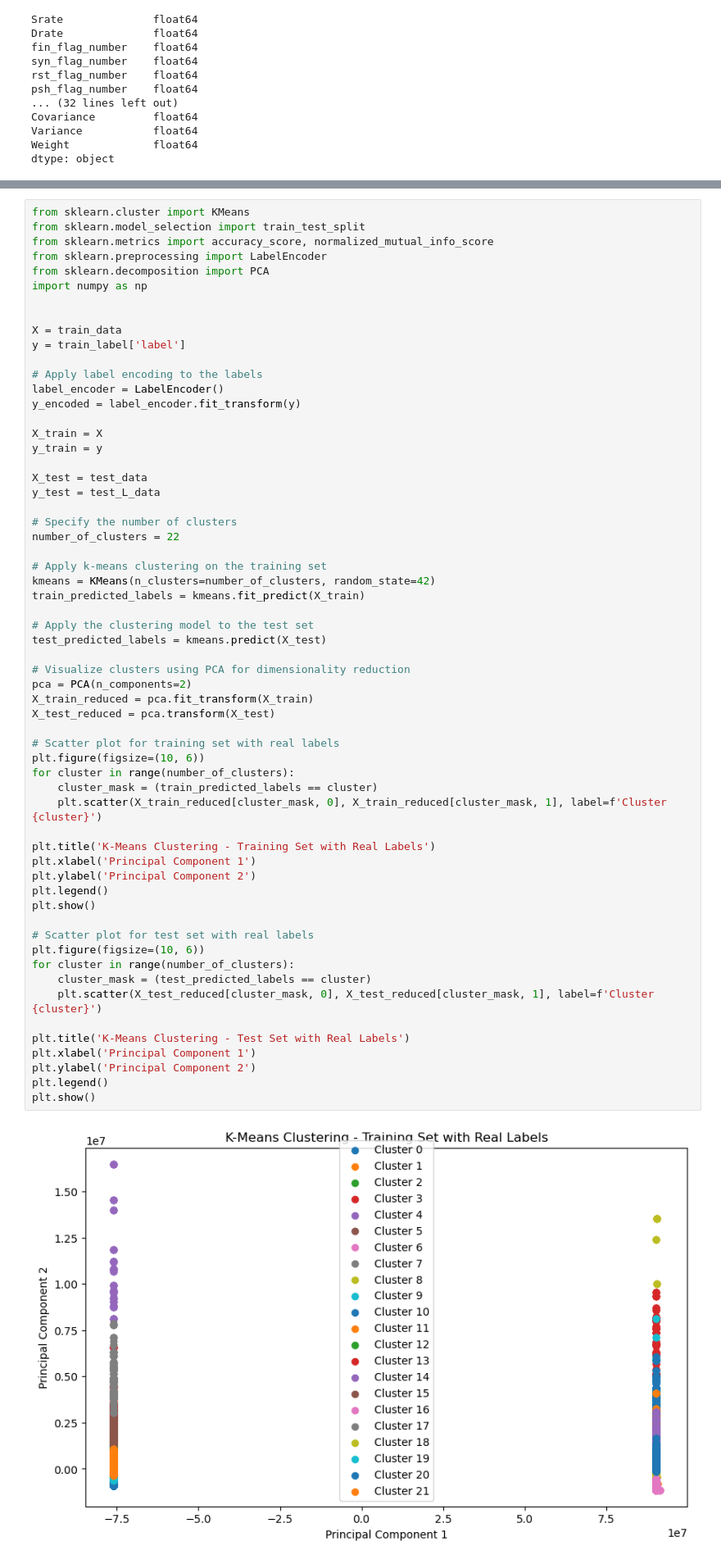
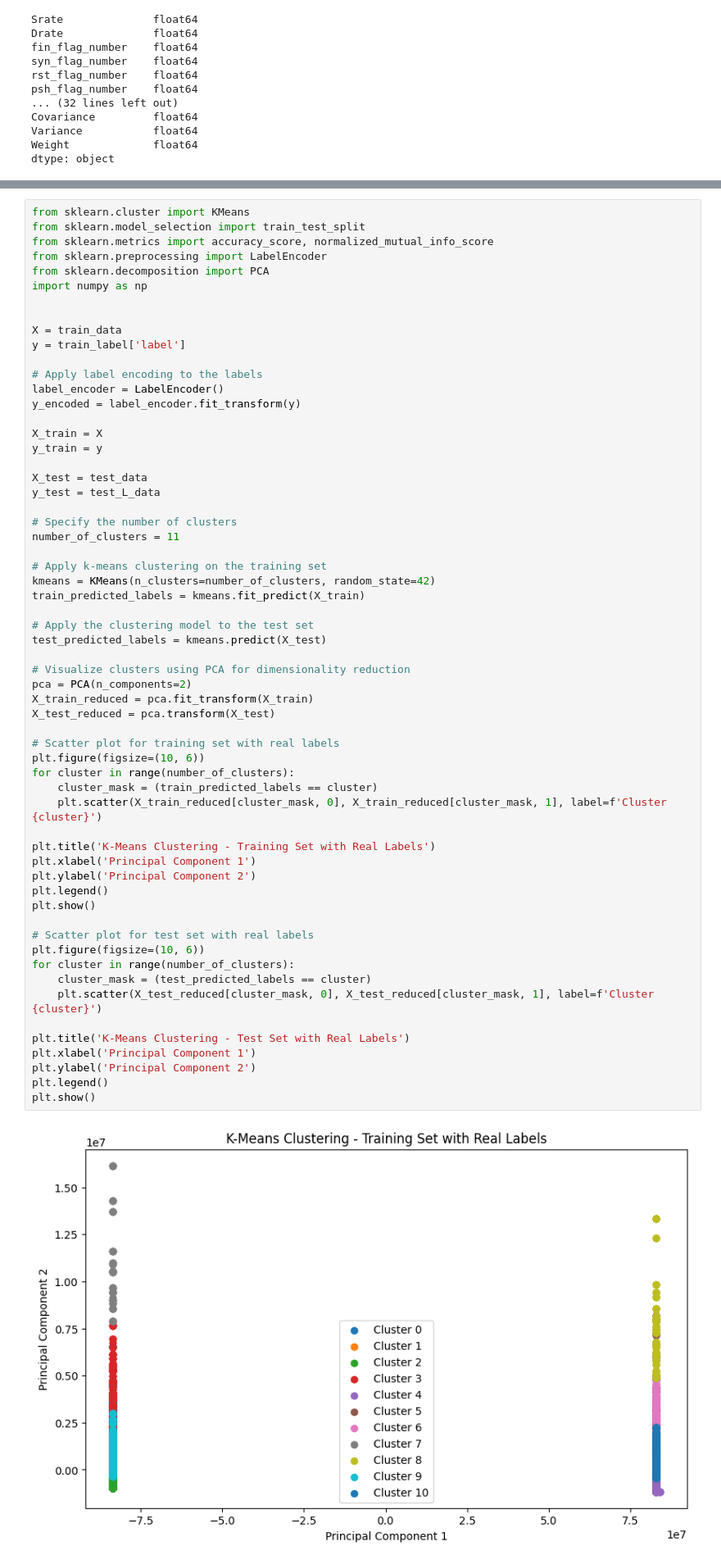
Before and after one commit to ML-Project-Team-5/Project_NetworkIDS, a Jupyter notebook: Scenario4(2).ipynb, the cells around one changed output, grey strips where cells are left out. Shown at 82% size. Cells and saved outputs as stored; diff of their text form.

```diff
--- a/Scenario4(2).ipynb
+++ b/Scenario4(2).ipynb
@@ -380,7 +376,7 @@ X_test = test_data
 y_test = test_L_data
 
 # Specify the number of clusters
-number_of_clusters = 22
+number_of_clusters = 11
 
 # Apply k-means clustering on the training set
 kmeans = KMeans(n_clusters=number_of_clusters, random_state=42)
@@ -391,31 +387,31 @@ test_predicted_labels = kmeans.predict(X_test)
 
 # Visualize clusters using PCA for dimensionality reduction
 pca = PCA(n_components=2)
 X_train_reduced = pca.fit_transform(X_train)
 X_test_reduced = pca.transform(X_test)
 
 # Scatter plot for training set with real labels
 plt.figure(figsize=(10, 6))
 for cluster in range(number_of_clusters):
     cluster_mask = (train_predicted_labels == cluster)
     plt.scatter(X_train_reduced[cluster_mask, 0], X_train_reduced[cluster_mask, 1], label=f'Cluster {cluster}')
 
 plt.title('K-Means Clustering - Training Set with Real Labels')
 plt.xlabel('Principal Component 1')
 plt.ylabel('Principal Component 2')
 plt.legend()
 plt.show()
 
 # Scatter plot for test set with real labels
 plt.figure(figsize=(10, 6))
 for cluster in range(number_of_clusters):
     cluster_mask = (test_predicted_labels == cluster)
     plt.scatter(X_test_reduced[cluster_mask, 0], X_test_reduced[cluster_mask, 1], label=f'Cluster {cluster}')
 
 plt.title('K-Means Clustering - Test Set with Real Labels')
 plt.xlabel('Principal Component 1')
 plt.ylabel('Principal Component 2')
 plt.legend()
 plt.show()
 # %% [output]
-[figure, old version]
+[figure, new version]
```
Also changed, not shown: parts of 17 cells of this notebook, 9 other files.
